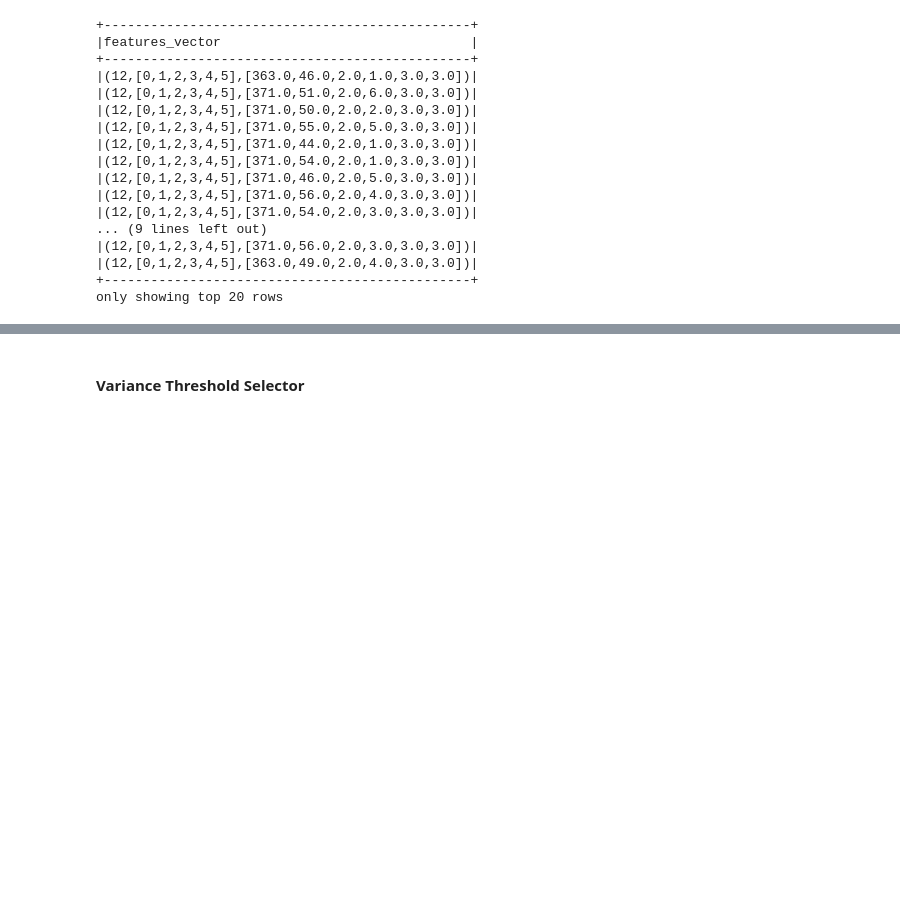
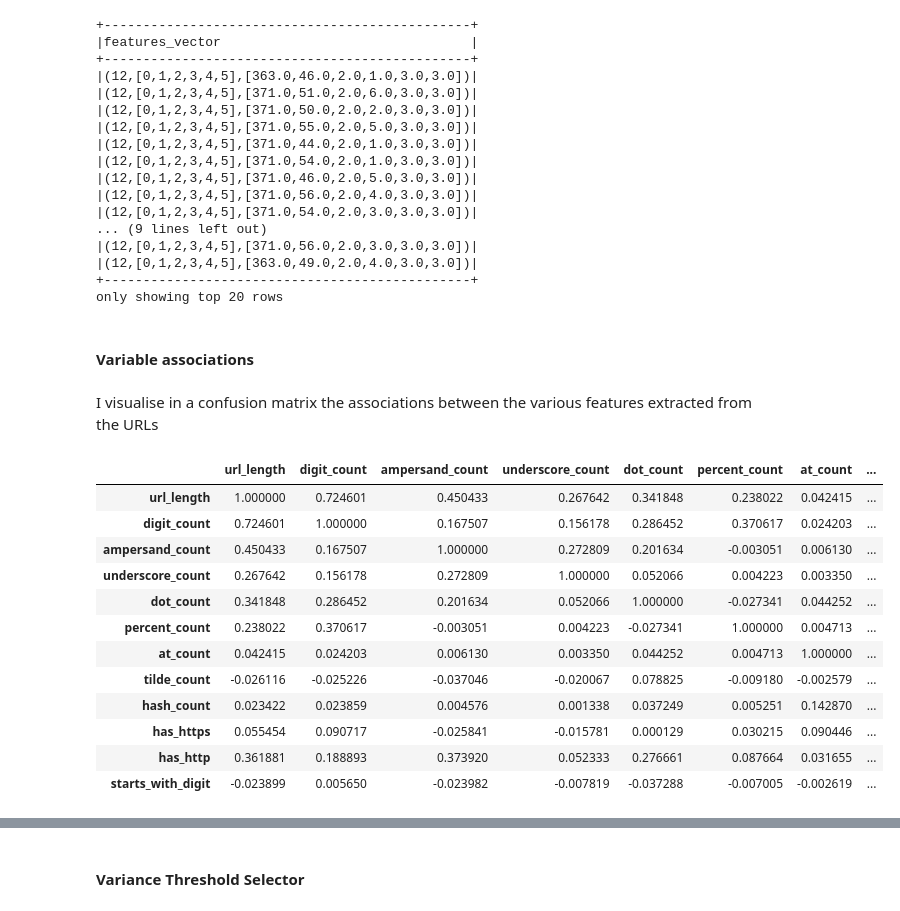
Before and after one commit to simonegramegna/URLs_mining, a Jupyter notebook: URLs_mining.ipynb, the cells around one changed output, grey strips where cells are left out. Saved outputs shown, nothing was run; the diff lists cells and outputs as text; code cells hidden in the pictures; blank space fills up the shorter version.

Commit message:
added variable association

```diff
--- a/URLs_mining.ipynb
+++ b/URLs_mining.ipynb
@@ -376,3 +378,26 @@ data.select("features_vector").show(truncate=False)
 |(12,[0,1,2,3,4,5],[363.0,49.0,2.0,4.0,3.0,3.0])|
 +-----------------------------------------------+
 only showing top 20 rows
+# %% [markdown]
+#### Variable associations
+# %% [markdown]
+I visualise in a confusion matrix the associations between the various features extracted from the URLs
+# %%
+correlation_matrix = Correlation.corr(data, "features_vector").collect()[0][0]
+
+correlation_df = pd.DataFrame(correlation_matrix.toArray(), columns=feature_columns, index=feature_columns)
+correlation_df
+# %% [output]
+|  | url_length | digit_count | ampersand_count | underscore_count | dot_count | percent_count | at_count | ... |
+| url_length | 1.000000 | 0.724601 | 0.450433 | 0.267642 | 0.341848 | 0.238022 | 0.042415 | ... |
+| digit_count | 0.724601 | 1.000000 | 0.167507 | 0.156178 | 0.286452 | 0.370617 | 0.024203 | ... |
+| ampersand_count | 0.450433 | 0.167507 | 1.000000 | 0.272809 | 0.201634 | -0.003051 | 0.006130 | ... |
+| underscore_count | 0.267642 | 0.156178 | 0.272809 | 1.000000 | 0.052066 | 0.004223 | 0.003350 | ... |
+| dot_count | 0.341848 | 0.286452 | 0.201634 | 0.052066 | 1.000000 | -0.027341 | 0.044252 | ... |
+| percent_count | 0.238022 | 0.370617 | -0.003051 | 0.004223 | -0.027341 | 1.000000 | 0.004713 | ... |
+| at_count | 0.042415 | 0.024203 | 0.006130 | 0.003350 | 0.044252 | 0.004713 | 1.000000 | ... |
+| tilde_count | -0.026116 | -0.025226 | -0.037046 | -0.020067 | 0.078825 | -0.009180 | -0.002579 | ... |
+| hash_count | 0.023422 | 0.023859 | 0.004576 | 0.001338 | 0.037249 | 0.005251 | 0.142870 | ... |
+| has_https | 0.055454 | 0.090717 | -0.025841 | -0.015781 | 0.000129 | 0.030215 | 0.090446 | ... |
+| has_http | 0.361881 | 0.188893 | 0.373920 | 0.052333 | 0.276661 | 0.087664 | 0.031655 | ... |
+| starts_with_digit | -0.023899 | 0.005650 | -0.023982 | -0.007819 | -0.037288 | -0.007005 | -0.002619 | ... |
```
Also changed, not shown: parts of 20 cells of this notebook.
